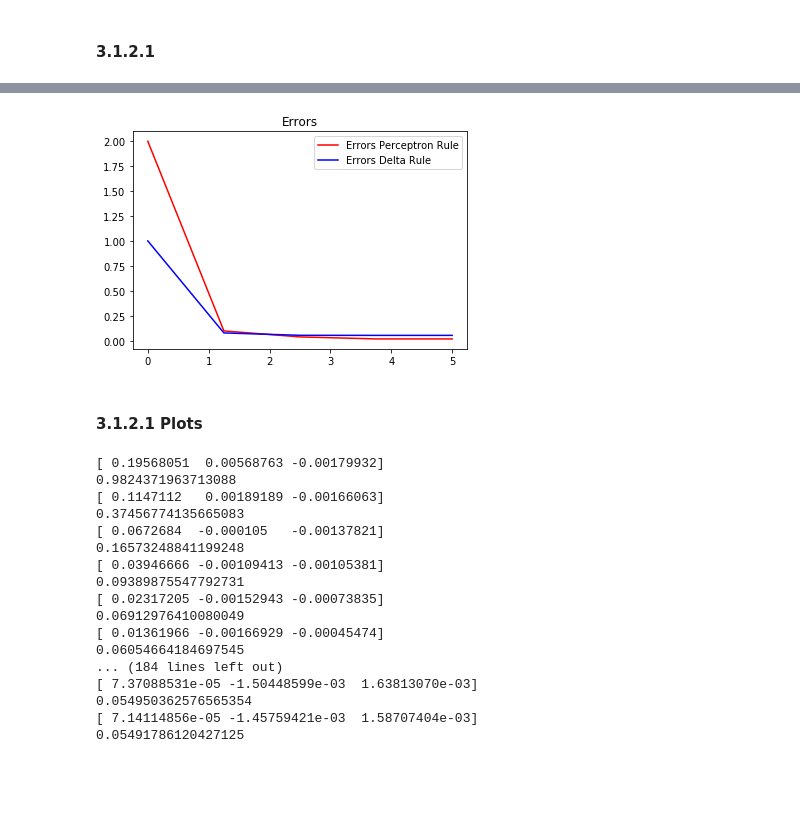
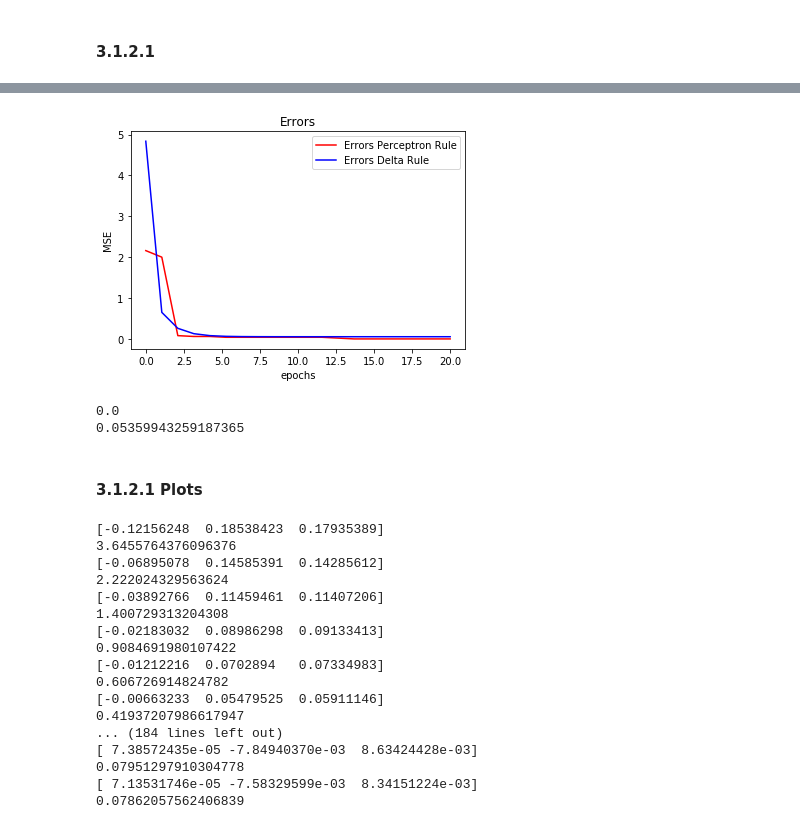
Before and after one commit to smallgreycreatures/DD2437, a Jupyter notebook: lab1/DD2437_ANNda_lab1-Subplots.ipynb, the cells around one changed output, grey strips where cells are left out. Drawn from its saved outputs; the diff is of its cells as text; code cells hidden in the pictures; blank space fills up the shorter version.

```diff
--- a/lab1/DD2437_ANNda_lab1-Subplots.ipynb
+++ b/lab1/DD2437_ANNda_lab1-Subplots.ipynb
@@ -202,10 +238,10 @@ def get_decisionBound(w):
 #Perceptron and Delta learning rule
 
 eta = 1e-3
-epochs = 5
+epochs = 20
 n_outputs = 1
 n_dim = 3
-scale = 1e-2
+scale = 1
 
 X, T = generatePattern(verbose=0,pattern=1)
 W = weights_init(n_outputs,n_dim,scale)
@@ -215,3 +251,5 @@ W_perceptron, W_delta_rule, errors = train_network(eta,X,W,T,epochs,0)
 #W_perceptron, W_delta_rule, errors = train_network(eta,X,W,T,epochs)
 #plt_decisionBound(W_perceptron)
 #plt_decisionBound(W_delta_rule)
+plot_decision_boundary(X,T,W_delta_rule)
+plot_decision_boundary(X,T,W_perceptron)
@@ -218,14 +269,19 @@ W_perceptron, W_delta_rule, errors = train_network(eta,X,W,T,epochs,0)
 # %%
 plt_errs_perceptron, = plt.plot(np.linspace(0,epochs,epochs),errors[0][:],'r', label='Errors Perceptron Rule')
 plt_errs_delta_rule, = plt.plot(np.linspace(0,epochs,epochs),errors[1][:],'b',label='Errors Delta Rule')
 plt.legend(handles=[plt_errs_perceptron, plt_errs_delta_rule])
+plt.xlabel("epochs")
+plt.ylabel("MSE")
 #plt.axis([0,20,0,100])
 plt.title('Errors')
 plt.show()
-
+print(errors[0][-1])
+print(errors[1][-1])
 #print(errors)
 # %% [output]
-[figure, old version]
+[figure, new version]
+0.0
+0.05359943259187365
 # %% [markdown]
 #### 3.1.2.1 Plots
 # %%
@@ -236,7 +292,7 @@ eta = np.array([0.5,0.75,1,1.25,1.5])*1e-3
 epochs = 20
 n_outputs = 1
 n_dim = 3
-scale = 1e-2
+scale = 1
 
 X, T = generatePattern(verbose=0,pattern=1)
 W = weights_init(n_outputs,n_dim,scale)
@@ -256,23 +312,23 @@ var3, var4, errors_b4 = train_network(eta[3],X,W,T,epochs,0)
 var1, var2, errors_s5 = train_network(eta[4],X,W,T,epochs,0,True)
 var3, var4, errors_b5 = train_network(eta[4],X,W,T,epochs,0)
 # %% [output]
-[ 0.19568051  0.00568763 -0.00179932]
-0.9824371963713088
-[ 0.1147112   0.00189189 -0.00166063]
-0.37456774135665083
-[ 0.0672684  -0.000105   -0.00137821]
-0.16573248841199248
-[ 0.03946666 -0.00109413 -0.00105381]
-0.09389875547792731
-[ 0.02317205 -0.00152943 -0.00073835]
-0.06912976410080049
-[ 0.01361966 -0.00166929 -0.00045474]
-0.06054664184697545
+[-0.12156248  0.18538423  0.17935389]
+3.6455764376096376
+[-0.06895078  0.14585391  0.14285612]
+2.222024329563624
+[-0.03892766  0.11459461  0.11407206]
+1.400729313204308
+[-0.02183032  0.08986298  0.09133413]
+0.9084691980107422
+[-0.01212216  0.0702894   0.07334983]
+0.606726914824782
+[-0.00663233  0.05479525  0.05911146]
+0.41937207986617947
 ... (184 lines left out)
-[ 7.37088531e-05 -1.50448599e-03  1.63813070e-03]
-0.054950362576565354
-[ 7.14114856e-05 -1.45759421e-03  1.58707404e-03]
-0.05491786120427125
+[ 7.38572435e-05 -7.84940370e-03  8.63424428e-03]
+0.07951297910304778
+[ 7.13531746e-05 -7.58329599e-03  8.34151224e-03]
+0.07862057562406839
 # %%
 fig  = plt.figure(figsize=(16,16))
 '''
```
Also changed, not shown: parts of 6 cells of this notebook, 6 other files.
